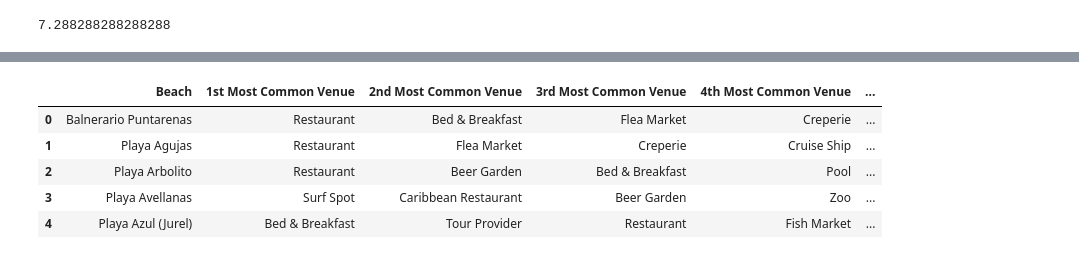
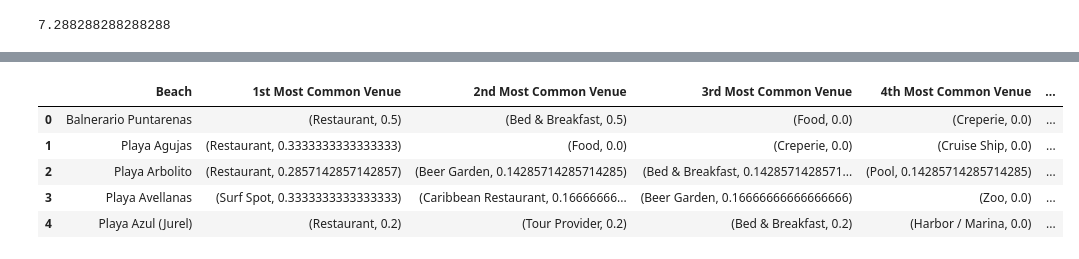
Before and after one commit to jesagocr/DataScience_IBM_Coursera_Capstone, a Jupyter notebook: projectBeaches.ipynb, the cells around one changed output, grey strips where cells are left out. Saved outputs shown, nothing was run; the diff lists cells and outputs as text; code cells hidden in the pictures.

```diff
--- a/projectBeaches.ipynb
+++ b/projectBeaches.ipynb
@@ -705,10 +705,10 @@ l = 'l'
 lo = 'lo'
 radius = 500
 # %%
-l = df2.loc[0, 'lati'] # neighborhood latitude value
-lo = df2.loc[0, 'long'] # neighborhood longitude value
+l = df.loc[0, 'lati'] # neighborhood latitude value
+lo = df.loc[0, 'long'] # neighborhood longitude value
 
-name = df2.loc[0, 'Beaches'] # neighborhood name
+name = df.loc[0, 'Beaches'] # neighborhood name
 
 print('Latitude and longitude values of {} are {}, {}'.format(name,
                                                                 l,
@@ -884,9 +870,9 @@ def getNearbyVenues(names, latitudes, longitudes, latitudes2, longitudes2, radiu
 
     return(nearby_venues)
 # %%
-be_venues = getNearbyVenues(names=df2['Beaches'],
-                                  latitudes=df2['lati'],
-                                longitudes=df2['long'],
+be_venues = getNearbyVenues(names=df['Beaches'],
+                                  latitudes=df['lati'],
+                                longitudes=df['long'],
                                 latitudes2 = ls_lt,
                                 longitudes2 = ls_ln
                                   )
@@ -1032,35 +951,37 @@ grouped.head(30)
 def return_most_common_venues(row, num_top_venues):
     row_categories = row.iloc[1:]
     row_categories_sorted = row_categories.sort_values(ascending=False)
-
-    return row_categories_sorted.index.values[0:num_top_venues]
+    a = row_categories_sorted.index.values[0:num_top_venues]
+    b = row_categories_sorted.values[0:num_top_venues]
+    c = list(zip(a,b))
+    return c
 # %%
 import numpy as np
 # %%
-num_top_venues = 15
+num_top_venues = 10
 
 indicators = ['st', 'nd', 'rd']
 
 # create columns according to number of top venues
 columns = ['Beach']
 for ind in np.arange(num_top_venues): # = range() #someday, I know I will use this code again.
     try:
         columns.append('{}{} Most Common Venue'.format(ind+1, indicators[ind]))
     except:
         columns.append('{}th Most Common Venue'.format(ind+1))
 
 # create a new dataframe
 venues_sorted = pd.DataFrame(columns=columns)
 venues_sorted['Beach'] = grouped['Beach']
 
 for ind in np.arange(grouped.shape[0]): # = range(), it return a tuple, I use the first element
     venues_sorted.iloc[ind, 1:] = return_most_common_venues(grouped.iloc[ind, :], num_top_venues)
 
 venues_sorted.head()
 # %% [output]
 |  | Beach | 1st Most Common Venue | 2nd Most Common Venue | 3rd Most Common Venue | 4th Most Common Venue | ... |
-| 0 | Balnerario Puntarenas | Restaurant | Bed & Breakfast | Flea Market | Creperie | ... |
-| 1 | Playa Agujas | Restaurant | Flea Market | Creperie | Cruise Ship | ... |
-| 2 | Playa Arbolito | Restaurant | Beer Garden | Bed & Breakfast | Pool | ... |
-| 3 | Playa Avellanas | Surf Spot | Caribbean Restaurant | Beer Garden | Zoo | ... |
-| 4 | Playa Azul (Jurel) | Bed & Breakfast | Tour Provider | Restaurant | Fish Market | ... |
+| 0 | Balnerario Puntarenas | (Restaurant, 0.5) | (Bed & Breakfast, 0.5) | (Food, 0.0) | (Creperie, 0.0) | ... |
+| 1 | Playa Agujas | (Restaurant, 0.3333333333333333) | (Food, 0.0) | (Creperie, 0.0) | (Cruise Ship, 0.0) | ... |
+| 2 | Playa Arbolito | (Restaurant, 0.2857142857142857) | (Beer Garden, 0.14285714285714285) | (Bed & Breakfast, 0.1428571428571... | (Pool, 0.14285714285714285) | ... |
+| 3 | Playa Avellanas | (Surf Spot, 0.3333333333333333) | (Caribbean Restaurant, 0.16666666... | (Beer Garden, 0.16666666666666666) | (Zoo, 0.0) | ... |
+| 4 | Playa Azul (Jurel) | (Restaurant, 0.2) | (Tour Provider, 0.2) | (Bed & Breakfast, 0.2) | (Harbor / Marina, 0.0) | ... |
```
Also changed, not shown: parts of 23 cells of this notebook, 1 other file.
